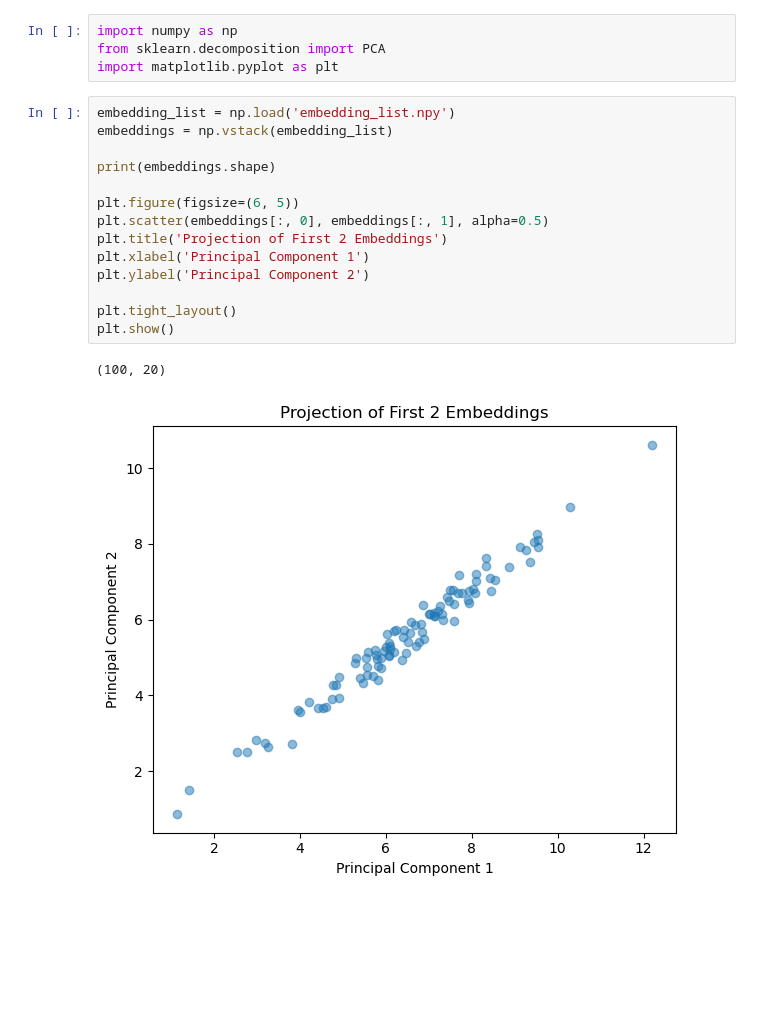
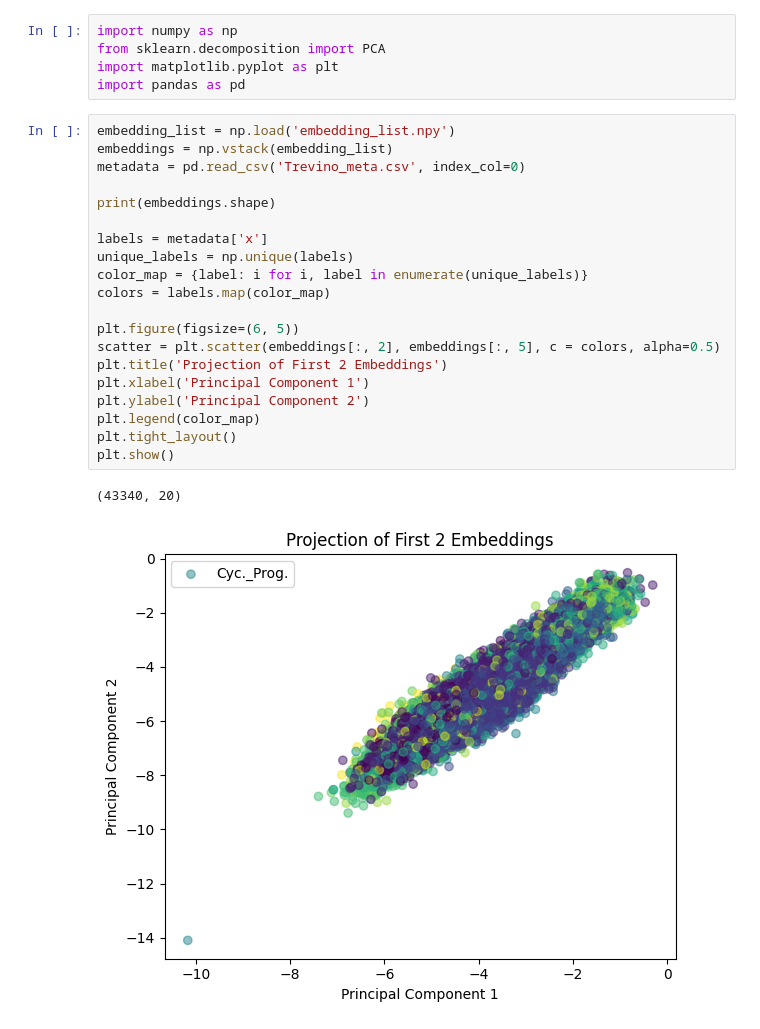
Before and after one commit to emilyguancamole/genome_encoder, a Jupyter notebook: embeddings.ipynb, the cells around one changed output. Saved outputs shown, nothing was run; the diff lists cells and outputs as text; blank space fills up the shorter version.

```diff
--- a/embeddings.ipynb
+++ b/embeddings.ipynb
@@ -2,20 +2,27 @@
 import numpy as np
 from sklearn.decomposition import PCA
 import matplotlib.pyplot as plt
+import pandas as pd
 # %%
 embedding_list = np.load('embedding_list.npy')
 embeddings = np.vstack(embedding_list)
+metadata = pd.read_csv('Trevino_meta.csv', index_col=0)
 
 print(embeddings.shape)
 
+labels = metadata['x']
+unique_labels = np.unique(labels)
+color_map = {label: i for i, label in enumerate(unique_labels)}
+colors = labels.map(color_map)
+
 plt.figure(figsize=(6, 5))
-plt.scatter(embeddings[:, 0], embeddings[:, 1], alpha=0.5)
+scatter = plt.scatter(embeddings[:, 2], embeddings[:, 5], c = colors, alpha=0.5)
 plt.title('Projection of First 2 Embeddings')
 plt.xlabel('Principal Component 1')
 plt.ylabel('Principal Component 2')
-
+plt.legend(color_map)
 plt.tight_layout()
 plt.show()
 # %% [output]
-(100, 20)
+(43340, 20)
-[figure, old version]
+[figure, new version]
```
Also changed, not shown: parts of 3 cells of this notebook, 1 other file.
